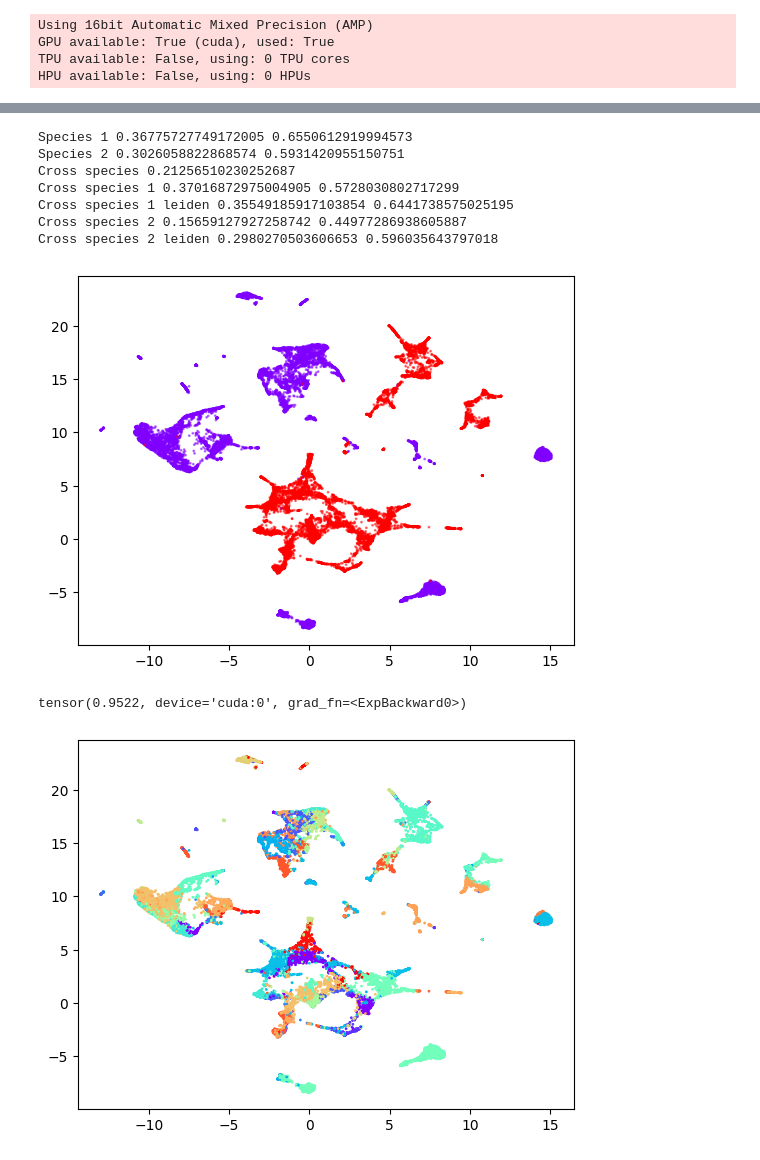
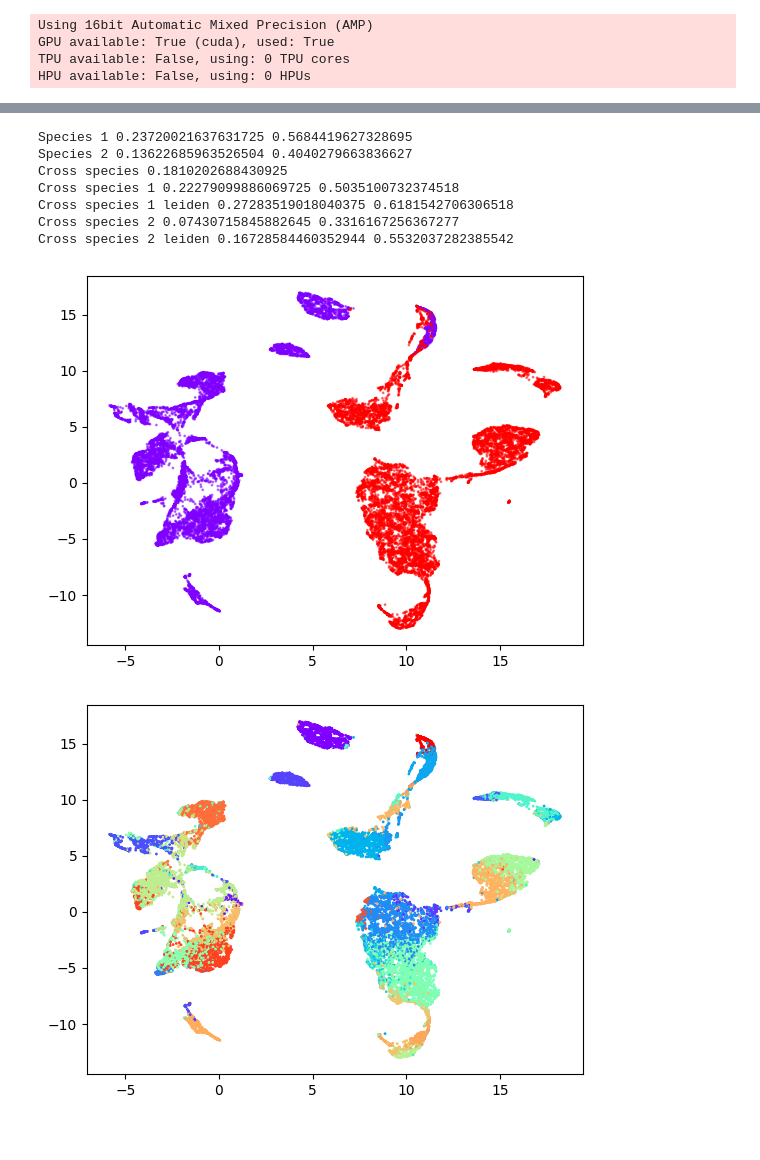
Before and after one commit to atarashansky/cross-species-vae, a Jupyter notebook: vae-emb.ipynb, the cells around one changed output, grey strips where cells are left out. Drawn from its saved outputs; the diff is of its cells as text; code cells hidden in the pictures.

```diff
--- a/vae-emb.ipynb
+++ b/vae-emb.ipynb
@@ -160,5 +162,5 @@ species_data_sub = {k: data_module.train_dataset.epoch_data[k][data_module.train
 # %%
-# species_data_sub = pickle.load(open('data.p','rb'))
+species_data_sub = pickle.load(open('data.p','rb'))
 
 adata1 = species_data_sub['fish']
 adata2 = species_data_sub['frog']
@@ -176,11 +178,11 @@ data_module = CrossSpeciesDataModule(
 data_module.setup()
 
 species_vocab_sizes = data_module.species_vocab_sizes
-# homology_edges, homology_scores = pickle.load(open('homology_zfxe.p','rb'))
+homology_edges, homology_scores = pickle.load(open('homology_zfxe.p','rb'))
 
 
 early_stopping = EarlyStopping(
-    monitor='val_direct_recon',
+    monitor='val_cross_species_recon',
     min_delta=0.001,
     patience=3,
     verbose=True,
@@ -198,12 +200,13 @@ model = CrossSpeciesVAE(
     # Loss weights
     direct_recon_weight=1.0,
     cross_species_recon_weight=1.0,
+    init_beta=1e-6,
+    final_beta=1e-3,
 
     # Testing
     n_clusters=100,
-    sigma=2.0,
-    repulsive_prior_weight=1.0,
-    cluster_usage_threshold=5,
+    vade_warmup_epochs=3,
+
 
     # Learning rate
     base_learning_rate=5e-3,
@@ -307,5 +309,5 @@ for loss_type in ["direct_recon", "cross_species_recon", "kl", "repulsive_prior"
 # %%
-output, s = model.get_latent_embeddings(species_data_sub, batch_size=4096)
+output, s, memberships = model.get_latent_embeddings(species_data_sub, batch_size=4096)
 latent = output.cpu().numpy()
 s=s.cpu().numpy()
 
@@ -377,22 +379,18 @@ plt.figure();
 dt_full = umap.UMAP(n_components=2).fit_transform(output.detach().cpu().numpy())
 plt.scatter(dt_full[:,0],dt_full[:,1],c=s,s=1, alpha=0.5, cmap='rainbow');
 # %% [output]
-Species 1 0.36775727749172005 0.6550612919994573
-Species 2 0.3026058822868574 0.5931420955150751
-Cross species 0.21256510230252687
-Cross species 1 0.37016872975004905 0.5728030802717299
-Cross species 1 leiden 0.35549185917103854 0.6441738575025195
-Cross species 2 0.15659127927258742 0.44977286938605887
-Cross species 2 leiden 0.2980270503606653 0.596035643797018
+Species 1 0.23720021637631725 0.5684419627328695
+Species 2 0.13622685963526504 0.4040279663836627
+Cross species 0.1810202688430925
+Cross species 1 0.22279099886069725 0.5035100732374518
+Cross species 1 leiden 0.27283519018040375 0.6181542706306518
+Cross species 2 0.07430715845882645 0.3316167256367277
+Cross species 2 leiden 0.16728584460352944 0.5532037282385542
-[figure, old version]
+[figure, new version]
-# %%
-torch.exp(model.parametric_clusterer.log_sigma)
-# %% [output]
-tensor(0.9522, device='cuda:0', grad_fn=<ExpBackward0>)
+# %%
+c_memberships = memberships.detach().cpu().numpy()
+c = np.argmax(c_memberships,axis=1)
 # %%
-c = model.parametric_clusterer(output.to('cuda'))
-c_memberships = c.detach().cpu().numpy()
-c = np.argmax(c_memberships,axis=1)
 plt.figure(); plt.scatter(dt_full[:,0],dt_full[:,1],c=c,cmap='rainbow',s=1);
 # %% [output]
-[figure, old version]
+[figure, new version]
```
Also changed, not shown: parts of 42 cells of this notebook, 3 other files.
